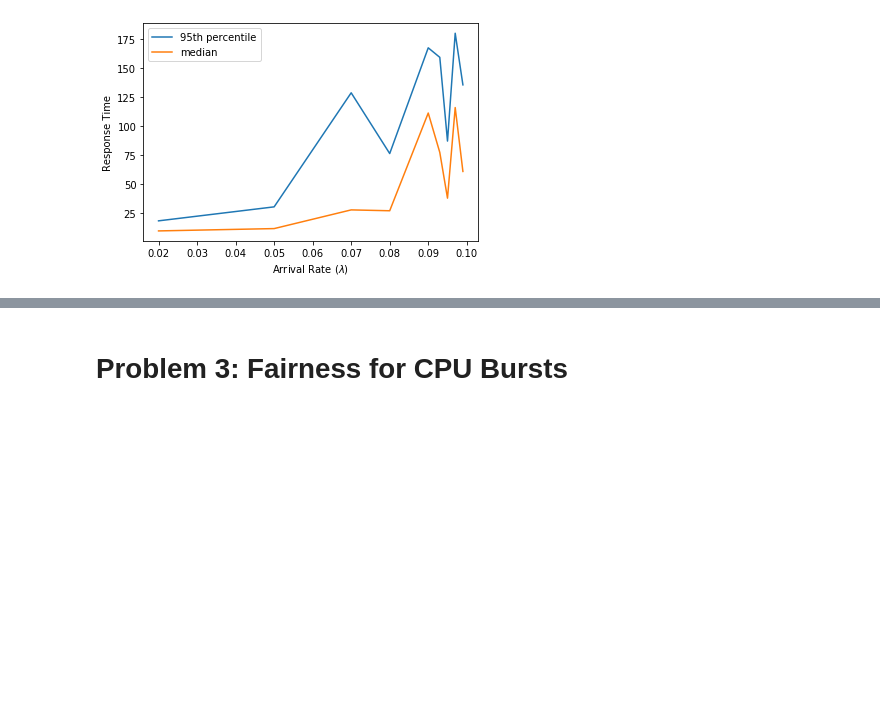
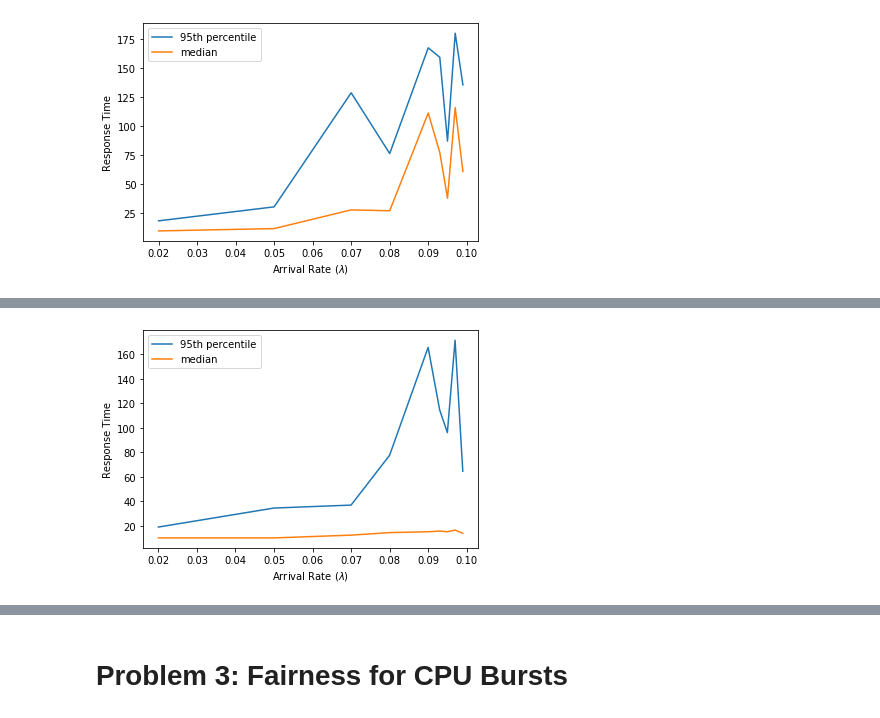
Before and after one commit to Parsa2820/os-project, a Jupyter notebook: schedLab/Scheduling.ipynb, the cells around one changed output, grey strips where cells are left out. Drawn from its saved outputs; the diff is of its cells as text; code cells hidden in the pictures; blank space fills up the shorter version.

```diff
--- a/schedLab/Scheduling.ipynb
+++ b/schedLab/Scheduling.ipynb
@@ -1018,0 +1015,30 @@ As we can see response time increases as arrival rate increases too. The orange
+# %%
+# l and lmbdas are "recommended values" that you can change if desired
+l = 10
+lmbdas = np.array((0.2, 0.5, 0.7, 0.8, 0.9, 0.93, 0.95, 0.97, 0.99)) / l
+
+# Decrease this when developing in case it takes too long
+TRIALS = 1#100
+
+response_time_medians = []
+response_time_95th_percentiles = []
+utilizations = []
+for lmbda in lmbdas:
+    trial_utilizations = []
+    trial_medians = []
+    trial_95ths = []
+
+    for _ in range(TRIALS):
+        # YOUR CODE HERE
+        tasks = make_exp_arrivals(arrival_rate=lmbda, service_time=l, n=100)
+        cpulog = srtf(tasks, 2, False).log
+        trial_utilizations.append(cpuUtilization(cpulog))
+        trial_medians.append(np.median(responseTimes(cpulog)))
+        trial_95ths.append(np.percentile(responseTimes(cpulog), 95))
+
+    response_time_medians.append(np.mean(trial_medians))
+    response_time_95th_percentiles.append(np.mean(trial_95ths))
+    utilizations.append(np.mean(trial_utilizations))
+
+    # This takes a while to run so this print statement lets us track progress
+    print("Finished", lmbda)
@@ -1018,0 +1055,9 @@ As we can see response time increases as arrival rate increases too. The orange
+# %%
+plt.xlabel("Arrival Rate ($\lambda$)")
+plt.ylabel("Response Time")
+plt.plot(lmbdas, response_time_95th_percentiles, label="95th percentile")
+plt.plot(lmbdas, response_time_medians, label="median")
+plt.legend()
+plt.show()
+# %% [output]
+[figure, added]
```
Also changed, not shown: parts of 5 cells of this notebook, 1 other file.
